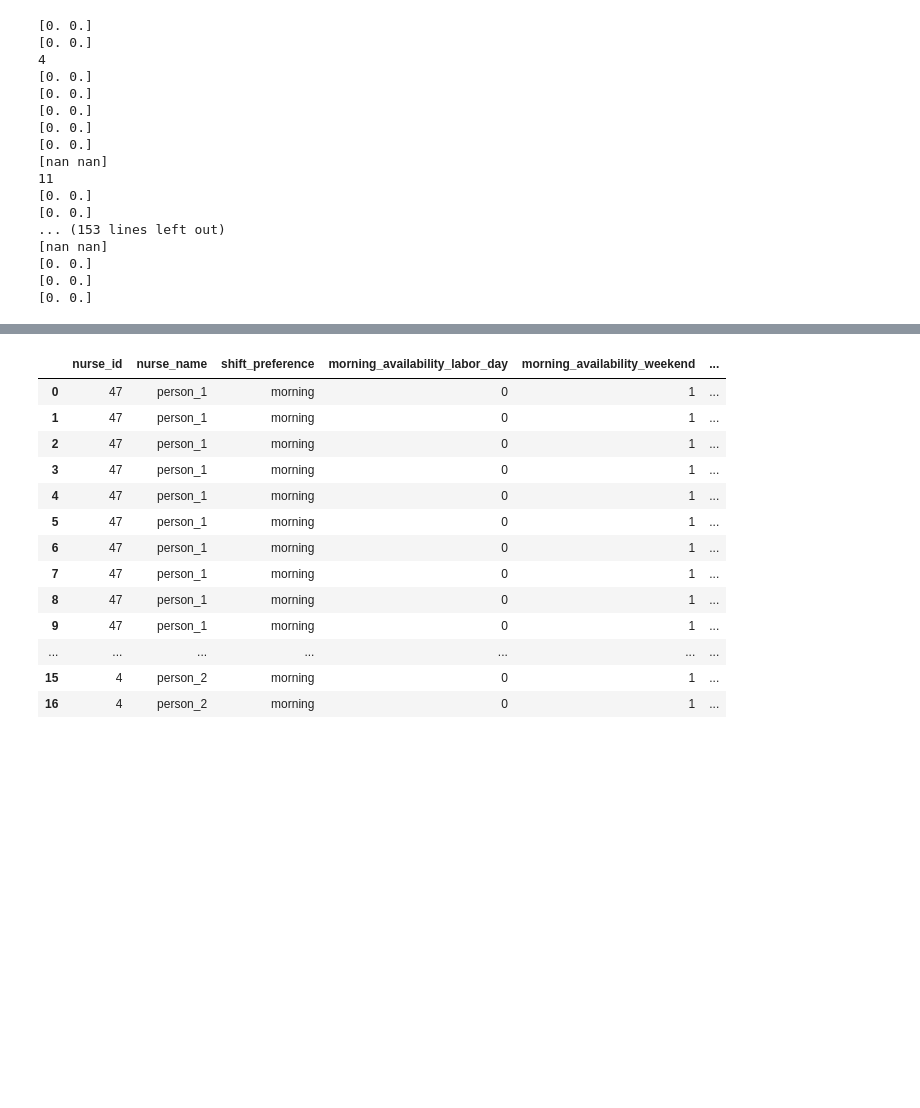
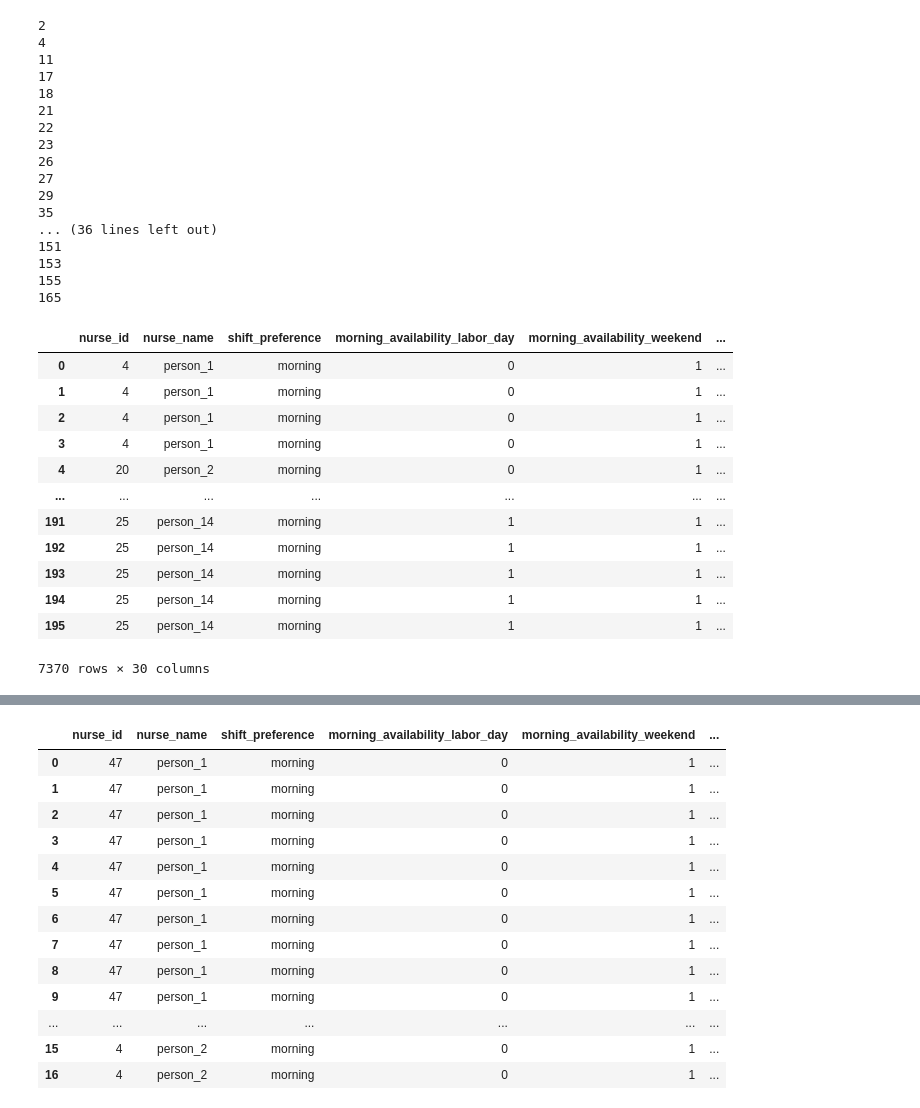
Before and after one commit to fabian-castano/HHCRSP, a Jupyter notebook: proyecto_HHCRSP/get_metrics_from_instances.ipynb, the cells around one changed output, grey strips where cells are left out. Cells and saved outputs as stored; diff of their text form; code cells hidden in the pictures; blank space fills up the shorter version.

```diff
--- a/proyecto_HHCRSP/get_metrics_from_instances.ipynb
+++ b/proyecto_HHCRSP/get_metrics_from_instances.ipynb
@@ -136,7 +168,7 @@ ValueError: No objects to concatenate
 list_dfs=[]
 for i in range(2,171):
     try:
-        df=pd.read_csv(f'/Users/user/Documents/HHCRSP/proyecto_HHCRSP/instances/tabulated_shifts_{i}.csv')
+        df=pd.read_csv(f'/Users/fabiancastano/PycharmProjects/HHCRSP/proyecto_HHCRSP/instances/tabulated_shifts_{i}.csv')
 
         # skip columns objective_1 and objective_2
         # old_data.loc[:, ~old_data.columns.str.contains('^Unnamed')]
@@ -178,18 +210,18 @@ for i in range(2,171):
         df_melt['is_holiday']=df_melt['fecha'].apply(lambda x: is_holiday(x))
         df_melt['is_weekend']=df_melt['fecha'].apply(lambda x: is_weekend(x))
 
-        df_res=df_melt.groupby(['Nurse','objective_1','objective_2']).agg({'works':sum
-                                                                           ,'works_morning_shift':sum
-                                                                           ,'works_afternoon_shift':sum
-                                                                           ,'works_M':sum
-                                                                           ,'works_COM':sum
-                                                                           ,'works_DISP':sum
-                                                                           ,'works_T1':sum
-                                                                           ,'works_T2':sum
-                                                                           ,'works_CHX':sum
-                                                                           , 'is_holiday':sum
-                                                                            , 'is_weekend':sum
-                                                                            ,'distance_to_ideal_point':min
+        df_res=df_melt.groupby(['Nurse','objective_1','objective_2']).agg({'works':'sum'
+                                                                           ,'works_morning_shift':'sum'
+                                                                           ,'works_afternoon_shift':'sum'
+                                                                           ,'works_M':'sum'
+                                                                           ,'works_COM':'sum'
+                                                                           ,'works_DISP':'sum'
+                                                                           ,'works_T1':'sum'
+                                                                           ,'works_T2':'sum'
+                                                                           ,'works_CHX':'sum'
+                                                                           , 'is_holiday':'sum'
+                                                                            , 'is_weekend':'sum'
+                                                                            ,'distance_to_ideal_point':'min'
                                                                            }).reset_index()
 
         df_ins=pd.read_json(f'instances/nurses_{i}.json')
@@ -208,23 +240,37 @@ for i in range(2,171):
 
 df_all=pd.concat(list_dfs)
 # %% [output]
-[0. 0.]
-[0. 0.]
+2
 4
-[0. 0.]
-[0. 0.]
-[0. 0.]
-[0. 0.]
-[0. 0.]
-[nan nan]
 11
-[0. 0.]
-[0. 0.]
-... (153 lines left out)
-[nan nan]
-[0. 0.]
-[0. 0.]
-[0. 0.]
+17
+18
+21
+22
+23
+26
+27
+29
+35
+... (36 lines left out)
+151
+153
+155
+165
 # %%
-#df_all.to_pickle('instances/all_instances_results.pkl')
-df_all=pd.read_pickle('instances/all_instances_results.pkl')
+df_all.to_pickle('instances/all_instances_results.pkl')
+df_all
+# %% [output]
+|  | nurse_id | nurse_name | shift_preference | morning_availability_labor_day | morning_availability_weekend | ... |
+| 0 | 4 | person_1 | morning | 0 | 1 | ... |
+| 1 | 4 | person_1 | morning | 0 | 1 | ... |
+| 2 | 4 | person_1 | morning | 0 | 1 | ... |
+| 3 | 4 | person_1 | morning | 0 | 1 | ... |
+| 4 | 20 | person_2 | morning | 0 | 1 | ... |
+| ... | ... | ... | ... | ... | ... | ... |
+| 191 | 25 | person_14 | morning | 1 | 1 | ... |
+| 192 | 25 | person_14 | morning | 1 | 1 | ... |
+| 193 | 25 | person_14 | morning | 1 | 1 | ... |
+| 194 | 25 | person_14 | morning | 1 | 1 | ... |
+| 195 | 25 | person_14 | morning | 1 | 1 | ... |
+7370 rows × 30 columns
```
Also changed, not shown: parts of 12 cells of this notebook, 2 other files.
